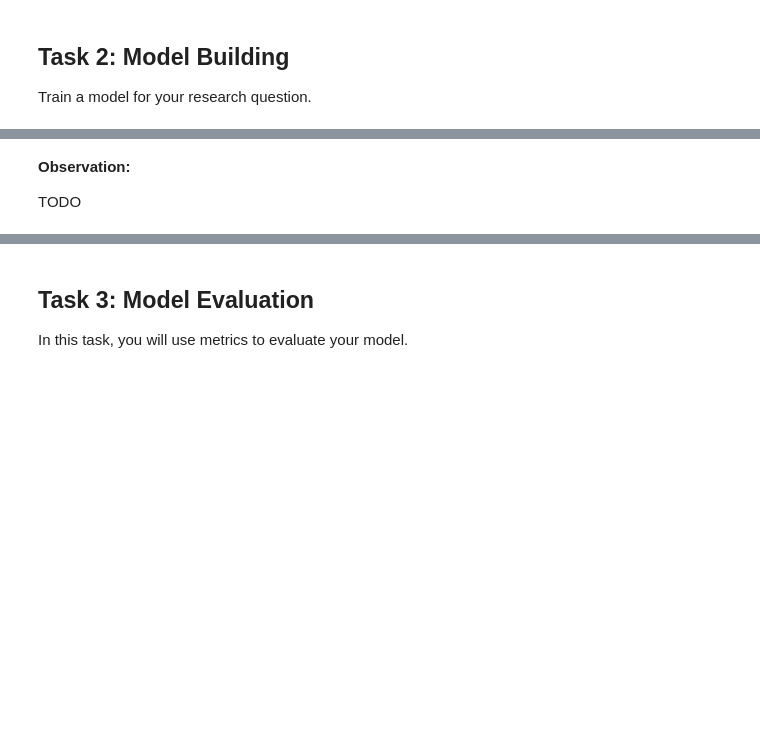
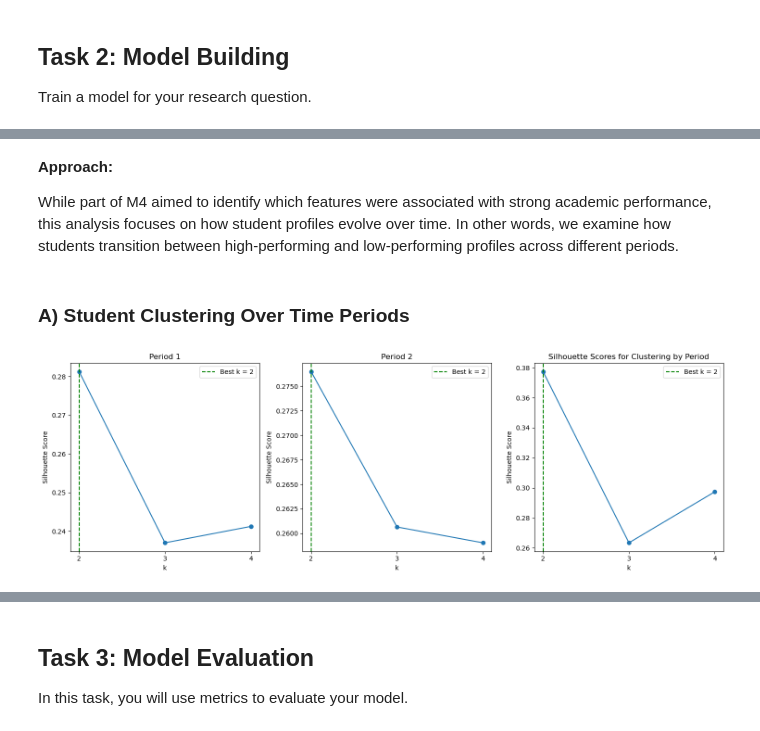
Before and after one commit to malenraychev/BigMMMBehaviour, a Jupyter notebook: m7_RQ2_MMM.ipynb, the cells around one changed output, grey strips where cells are left out. Saved outputs shown, nothing was run; the diff lists cells and outputs as text; code cells hidden in the pictures; blank space fills up the shorter version.

```diff
--- a/m7_RQ2_MMM.ipynb
+++ b/m7_RQ2_MMM.ipynb
@@ -800,4 +616,6 @@ plot_cluster_transition_sankey(clustered_students_by_period)
-# %% [markdown]
-**Observation:**
-
-TODO
+# %% [markdown]
+**Approach:**
+
+While part of M4 aimed to identify which features were associated with strong academic performance, this analysis focuses on how student profiles evolve over time. In other words, we examine how students transition between high-performing and low-performing profiles across different periods.
+# %% [markdown]
+### A) Student Clustering Over Time Periods
@@ -803,0 +631,37 @@ TODO
+# %%
+def plot_silhouette_scores_per_period(students_by_period, k_range=(2, 10)):
+    periods = list(students_by_period.keys())
+    fig, axes = plt.subplots(1, len(periods), figsize=(5 * len(periods), 5), squeeze=False)
+
+    for col_idx, period_name in enumerate(periods):
+        df_clean = students_by_period[period_name].dropna(subset=columns_used)
+        X_scaled = StandardScaler().fit_transform(df_clean[columns_used].values)
+
+        silhouette_scores = []
+        k_values = list(range(k_range[0], k_range[1] + 1))
+
+        for k in k_values:
+            model = KMeans(n_clusters=k, random_state=42, n_init=10)
+            labels = model.fit_predict(X_scaled)
+            score = silhouette_score(X_scaled, labels)
+            silhouette_scores.append(score)
+
+        best_k = k_values[np.argmax(silhouette_scores)]
+
+        ax = axes[0, col_idx]
+        ax.plot(k_values, silhouette_scores, marker='o')
+        ax.axvline(best_k, color='green', linestyle='--', label=f'Best k = {best_k}')
+        ax.set_title(f"{period_name}")
+        ax.set_xlabel('k')
+        ax.set_ylabel('Silhouette Score')
+        ax.set_xticks(k_values)
+        ax.legend()
+
+    plt.title('Silhouette Scores for Clustering by Period')
+    plt.tight_layout()
+    plt.show()
+
+# Plot silhouette scores
+plot_silhouette_scores_per_period(students_by_period, k_range=(2, 4))
+# %% [output]
+[figure, added]
```
Also changed, not shown: parts of 16 cells of this notebook.
